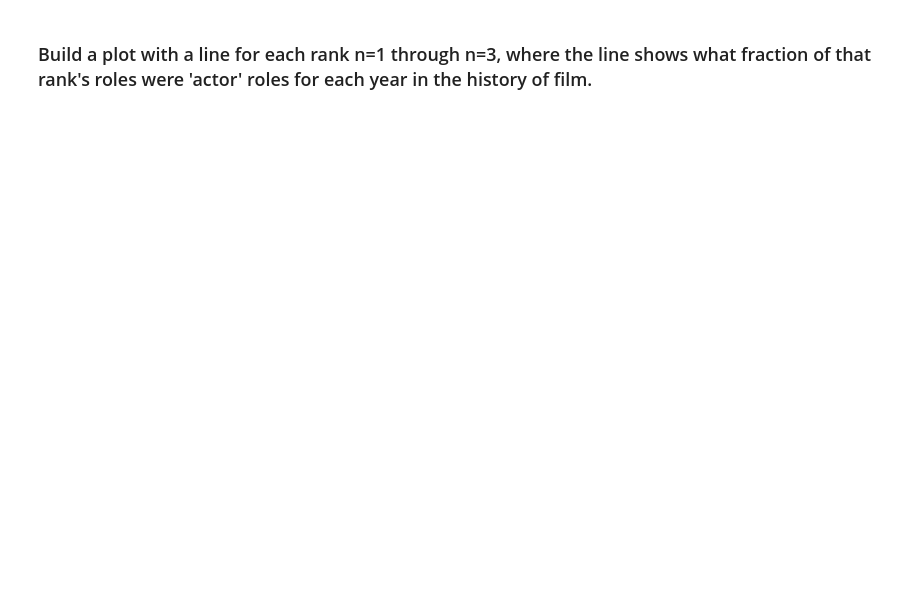
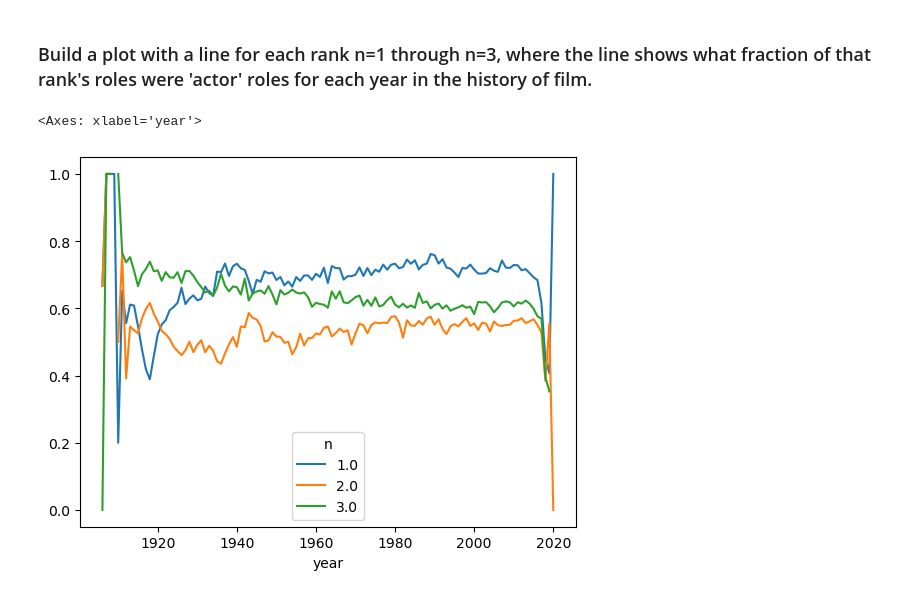
Before and after one commit to valwee77/pycon-pandas-tutorial, a Jupyter notebook: Exercises-4.ipynb, the cells around one changed output. Cells and saved outputs as stored; diff of their text form; code cells hidden in the pictures; blank space fills up the shorter version.

```diff
--- a/Exercises-4.ipynb
+++ b/Exercises-4.ipynb
@@ -84,2 +103,13 @@ AttributeError: 'DataFrame' object has no attribute 'actors'
 # %% [markdown]
 ### Build a plot with a line for each rank n=1 through n=3, where the line shows what fraction of that rank's roles were 'actor' roles for each year in the history of film.
+# %%
+c = cast
+c = c[c.n.isin([1,2,3])]
+c = c.groupby(['year','type','n']).size()
+c = c.unstack('type').fillna(0)
+c['actor_frac'] = c.actor / (c.actor + c.actress)
+frac = c['actor_frac'].unstack()
+frac.plot()
+# %% [output]
+<Axes: xlabel='year'>
+[figure, added]
```
Also changed, not shown: parts of 3 cells of this notebook.
